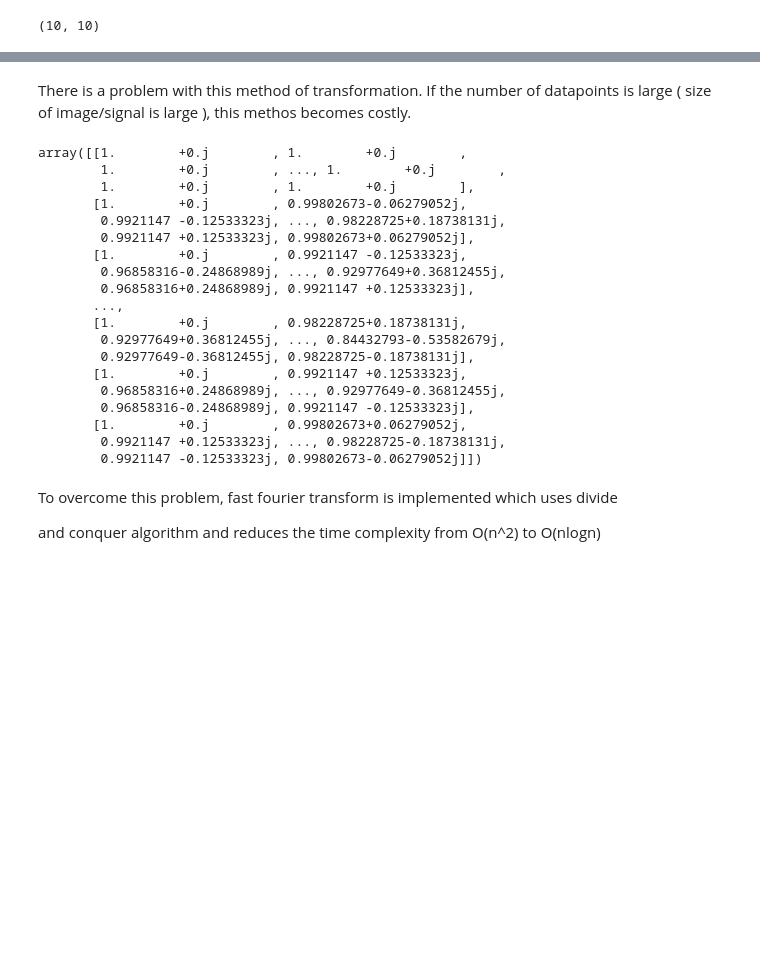
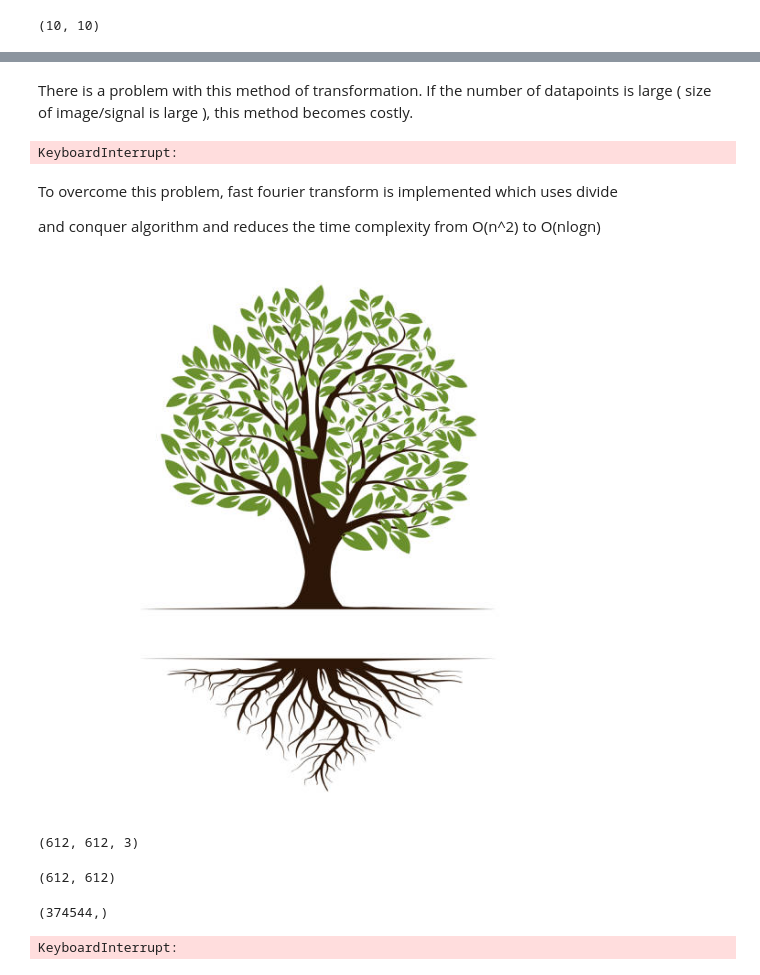
Before and after one commit to bijayy11/Image-Watermarking-using-DFT-and-FFT, a Jupyter notebook: dftmatrix.ipynb, the cells around one changed output, grey strips where cells are left out. Saved outputs shown, nothing was run; the diff lists cells and outputs as text; code cells hidden in the pictures; blank space fills up the shorter version.

```diff
--- a/dftmatrix.ipynb
+++ b/dftmatrix.ipynb
@@ -280,28 +279,40 @@ plt.imshow(real_part,cmap='gray')
 # %% [markdown]
-There is a problem with this method of transformation. If the number of datapoints is large ( size of image/signal is large ), this methos becomes costly.
+There is a problem with this method of transformation. If the number of datapoints is large ( size of image/signal is large ), this method becomes costly.
 # %%
-calculate_dft(100)
+calculate_dft(10000)
 # %% [output]
-array([[1.        +0.j        , 1.        +0.j        ,
-        1.        +0.j        , ..., 1.        +0.j        ,
-        1.        +0.j        , 1.        +0.j        ],
-       [1.        +0.j        , 0.99802673-0.06279052j,
-        0.9921147 -0.12533323j, ..., 0.98228725+0.18738131j,
-        0.9921147 +0.12533323j, 0.99802673+0.06279052j],
-       [1.        +0.j        , 0.9921147 -0.12533323j,
-        0.96858316-0.24868989j, ..., 0.92977649+0.36812455j,
-        0.96858316+0.24868989j, 0.9921147 +0.12533323j],
-       ...,
-       [1.        +0.j        , 0.98228725+0.18738131j,
-        0.92977649+0.36812455j, ..., 0.84432793-0.53582679j,
-        0.92977649-0.36812455j, 0.98228725-0.18738131j],
-       [1.        +0.j        , 0.9921147 +0.12533323j,
-        0.96858316+0.24868989j, ..., 0.92977649-0.36812455j,
-        0.96858316-0.24868989j, 0.9921147 -0.12533323j],
-       [1.        +0.j        , 0.99802673+0.06279052j,
-        0.9921147 +0.12533323j, ..., 0.98228725-0.18738131j,
-        0.9921147 -0.12533323j, 0.99802673-0.06279052j]])
+KeyboardInterrupt:
 # %% [markdown]
 To overcome this problem, fast fourier transform is implemented which uses divide
 
 and conquer algorithm and reduces the time complexity from O(n^2) to O(nlogn)
+# %%
+from PIL import Image
+# Open the image file
+image = Image.open("resources/tree.jpeg")
+image
+# %% [output]
+[figure, added]
+# %%
+# Convert the image to a numpy array
+img_array = np.array(image)
+
+# Print the shape of the array
+img_array.shape
+# %% [output]
+(612, 612, 3)
+# %%
+gray_imageArray = np.array(image.convert('L'))
+gray_image = Image.fromarray(gray_imageArray)
+gray_imageArray.shape
+# %% [output]
+(612, 612)
+# %%
+image_array=gray_imageArray.reshape(-1)
+image_array.shape
+# %% [output]
+(374544,)
+# %%
+fourier=np.matmul(image_array,calculate_dft(image_array.size))
+# %% [output]
+KeyboardInterrupt:
```
Also changed, not shown: parts of 11 cells of this notebook, 1 other file.
